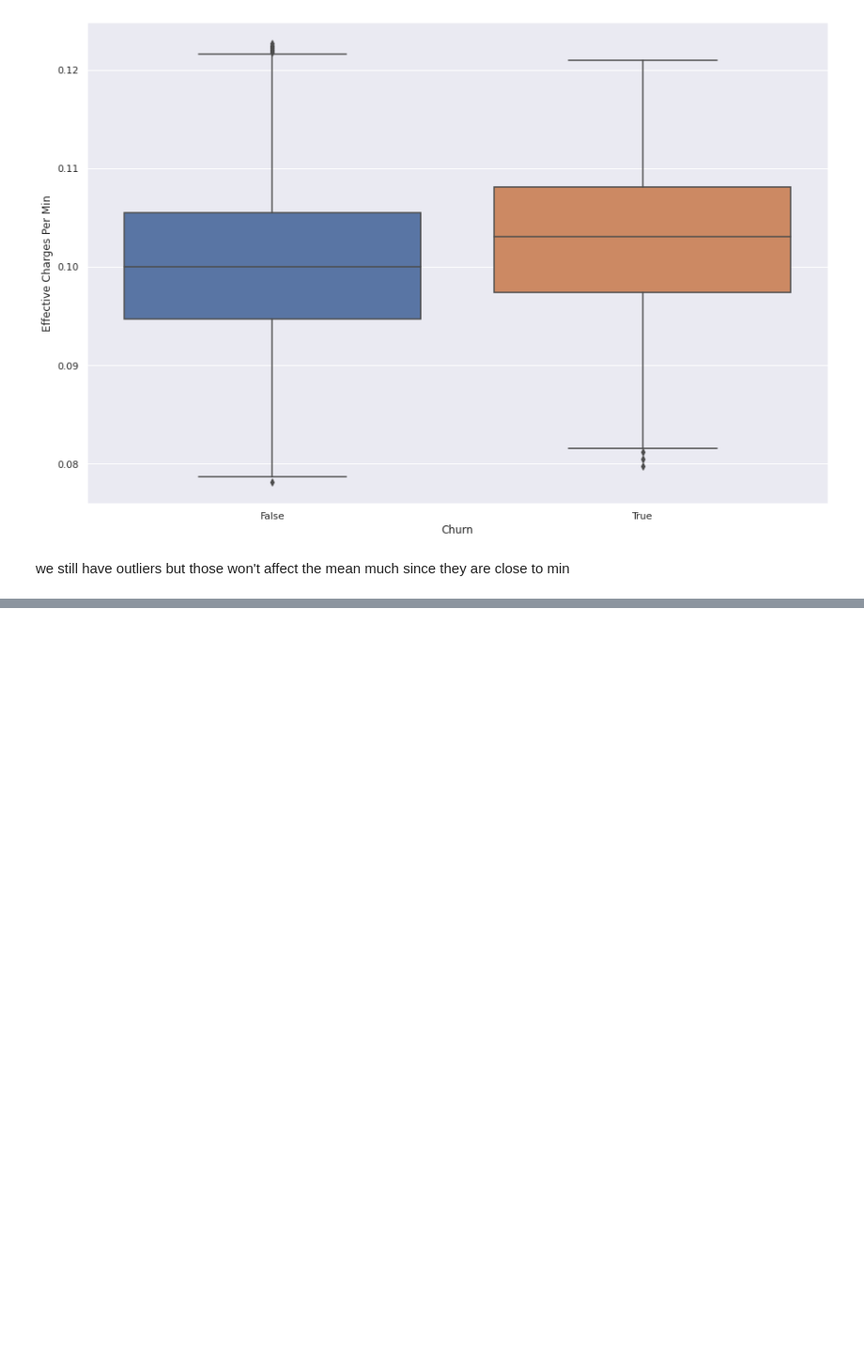
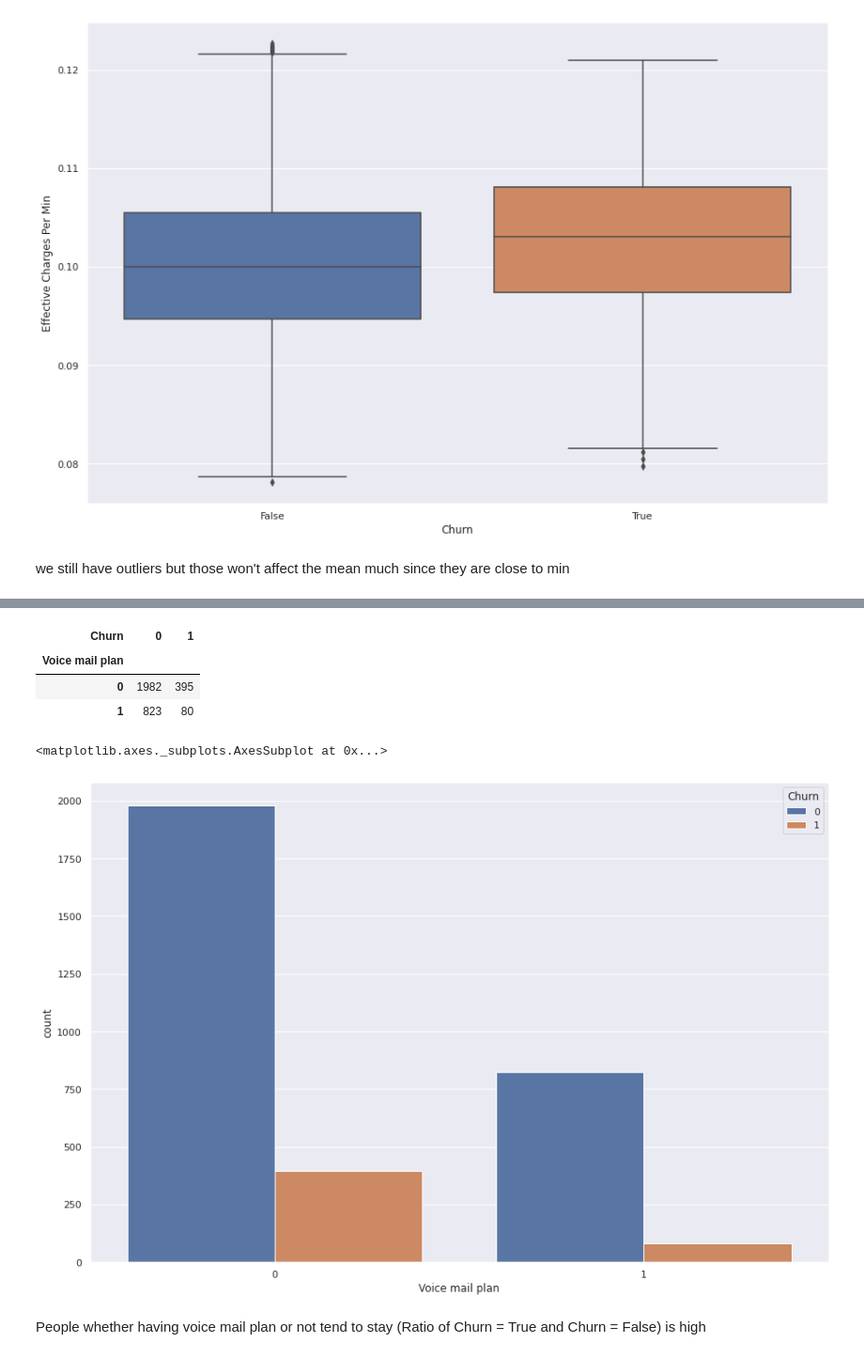
Before and after one commit to martydom/why-do-customer-churn, a Jupyter notebook: Devashish_Bose_Team_1_Capstone_Project.ipynb, the cells around one changed output, grey strips where cells are left out. Shown at 94% size. Cells and saved outputs as stored; diff of their text form; code cells hidden in the pictures; blank space fills up the shorter version.

```diff
--- a/Devashish_Bose_Team_1_Capstone_Project.ipynb
+++ b/Devashish_Bose_Team_1_Capstone_Project.ipynb
@@ -348,0 +429,14 @@ we still have outliers but those won't affect the mean much since they are close
+# %%
+pd.crosstab(filtered_df['Voice mail plan'],filtered_df["Churn"])
+# %% [output]
+| Churn | 0 | 1 |
+| Voice mail plan |  |  |
+| 0 | 1982 | 395 |
+| 1 | 823 | 80 |
+# %%
+sns.countplot(x='Voice mail plan', hue = 'Churn', data= filtered_df)
+# %% [output]
+<matplotlib.axes._subplots.AxesSubplot at 0x...>
+[figure, added]
+# %% [markdown]
+People whether having voice mail plan or not  tend to stay (Ratio of Churn  = True and Churn = False) is high
```
Also changed, not shown: parts of 20 cells of this notebook.
